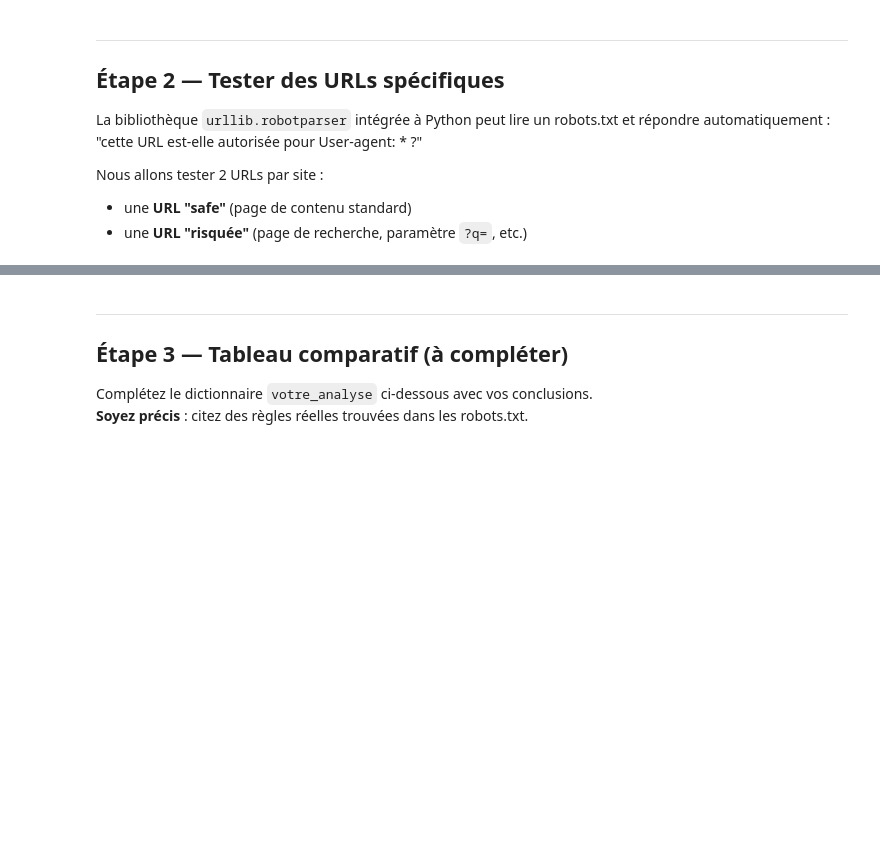
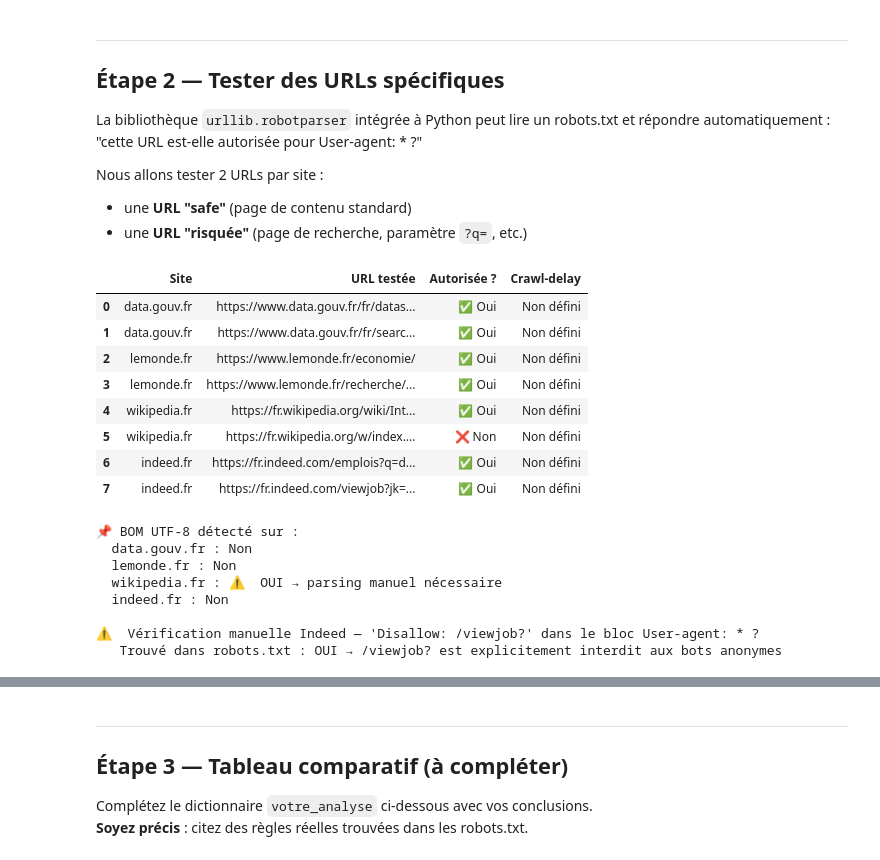
Before and after one commit to fabienquimper/tp_crawling_rgpd, a Jupyter notebook: 01_compliance.ipynb, the cells around one changed output, grey strips where cells are left out. Saved outputs shown, nothing was run; the diff lists cells and outputs as text; code cells hidden in the pictures; blank space fills up the shorter version.

Commit message:
Ajout des outputs pour les étudiants qui auraient des difficultés à lancer les notebooks. Avec les outputs.

```diff
--- a/01_compliance.ipynb
+++ b/01_compliance.ipynb
@@ -36,6 +38,7 @@ SITES = {
     "data.gouv.fr": "https://www.data.gouv.fr/robots.txt",
     "lemonde.fr":   "https://www.lemonde.fr/robots.txt",
     "wikipedia.fr": "https://fr.wikipedia.org/robots.txt",
+    "indeed.fr":    "https://fr.indeed.com/robots.txt",   # ← site d'offres d'emploi
 }
 
 robots_raw = {}
@@ -70,15 +121,15 @@ TESTS = {
     "data.gouv.fr": (
         "https://www.data.gouv.fr/robots.txt",
         [
-            "https://www.data.gouv.fr/fr/datasets/",               # page de liste — safe
-            "https://www.data.gouv.fr/fr/search/?q=education",     # recherche — risquée
+            "https://www.data.gouv.fr/fr/datasets/",            # page de liste — safe
+            "https://www.data.gouv.fr/fr/search/?q=education",  # recherche — risquée
         ]
     ),
     "lemonde.fr": (
         "https://www.lemonde.fr/robots.txt",
         [
-            "https://www.lemonde.fr/economie/",                    # rubrique — safe
-            "https://www.lemonde.fr/recherche/?keywords=ia",       # recherche — risquée
+            "https://www.lemonde.fr/economie/",                 # rubrique — safe
+            "https://www.lemonde.fr/recherche/?keywords=ia",    # recherche — risquée
         ]
     ),
     "wikipedia.fr": (
@@ -88,15 +139,17 @@ TESTS = {
             "https://fr.wikipedia.org/w/index.php?search=IA",          # recherche interne — risquée
         ]
     ),
+    "indeed.fr": (
+        "https://fr.indeed.com/robots.txt",
+        [
+            "https://fr.indeed.com/emplois?q=data+scientist&l=Paris",              # recherche — safe ?
+            "https://fr.indeed.com/viewjob?jk=c44fa6bcc73bd5d3&from=shareddesktop_copy",  # fiche offre — risquée
+        ]
+    ),
 }
 
 def lire_robots(robots_url: str) -> RobotFileParser:
-    """Charge un robots.txt en gérant le BOM UTF-8 (ex. Wikipedia).
-
-    Note : urllib.robotparser.read() ne strip pas le BOM ﻿,
-    ce qui fait échouer silencieusement le parsing → can_fetch() retourne False partout.
-    On parse manuellement après avoir récupéré et nettoyé le contenu.
-    """
+    """Charge un robots.txt en gérant le BOM UTF-8 (ex. Wikipedia)."""
     rp = RobotFileParser()
     rp.set_url(robots_url)
     try:
@@ -104,37 +157,64 @@ def lire_robots(robots_url: str) -> RobotFileParser:
         contenu_propre = r.text.lstrip("﻿")  # strip BOM si présent
         rp.parse(contenu_propre.splitlines())
     except Exception as e:
         print(f"  ⚠️  Impossible de lire {robots_url} : {e}")
     return rp
 
 resultats = []
 
 for site, (robots_url, urls) in TESTS.items():
     rp = lire_robots(robots_url)
     for url in urls:
         autorisee = rp.can_fetch("*", url)
         delay     = rp.crawl_delay("*")
         resultats.append({
             "Site":        site,
             "URL testée":  url,
             "Autorisée ?": "✅ Oui" if autorisee else "❌ Non",
             "Crawl-delay": str(delay) + "s" if delay else "Non défini",
         })
 
 df_tests = pd.DataFrame(resultats)
 display(df_tests)
 
-# Affiche les BOM détectés pour pédagogie
+# Détection BOM
 print("\n📌 BOM UTF-8 détecté sur :")
-for nom, url in [("data.gouv.fr", "https://www.data.gouv.fr/robots.txt"),
-                 ("lemonde.fr",   "https://www.lemonde.fr/robots.txt"),
-                 ("wikipedia.fr", "https://fr.wikipedia.org/robots.txt")]:
+for nom, url in [
+    ("data.gouv.fr", "https://www.data.gouv.fr/robots.txt"),
+    ("lemonde.fr",   "https://www.lemonde.fr/robots.txt"),
+    ("wikipedia.fr", "https://fr.wikipedia.org/robots.txt"),
+    ("indeed.fr",    "https://fr.indeed.com/robots.txt"),
+]:
     try:
         r = requests.get(url, timeout=10, headers={"User-Agent": "Mozilla/5.0"})
         bom = r.text.startswith("﻿")
         print(f"  {nom} : {'⚠️  OUI → parsing manuel nécessaire' if bom else 'Non'}")
     except:
         pass
+
+# ⚠️  Vérification manuelle pour Indeed — le parser Python donne un faux positif
+print()
+print("⚠️  Vérification manuelle Indeed — 'Disallow: /viewjob?' dans le bloc User-agent: * ?")
+viewjob_disallow = "Disallow: /viewjob?" in robots_raw.get("indeed.fr", "")
+print(f"   Trouvé dans robots.txt : {'OUI → /viewjob? est explicitement interdit aux bots anonymes' if viewjob_disallow else 'Non'}")
+# %% [output]
+|  | Site | URL testée | Autorisée ? | Crawl-delay |
+| 0 | data.gouv.fr | https://www.data.gouv.fr/fr/datas... | ✅ Oui | Non défini |
+| 1 | data.gouv.fr | https://www.data.gouv.fr/fr/searc... | ✅ Oui | Non défini |
+| 2 | lemonde.fr | https://www.lemonde.fr/economie/ | ✅ Oui | Non défini |
+| 3 | lemonde.fr | https://www.lemonde.fr/recherche/... | ✅ Oui | Non défini |
+| 4 | wikipedia.fr | https://fr.wikipedia.org/wiki/Int... | ✅ Oui | Non défini |
+| 5 | wikipedia.fr | https://fr.wikipedia.org/w/index.... | ❌ Non | Non défini |
+| 6 | indeed.fr | https://fr.indeed.com/emplois?q=d... | ✅ Oui | Non défini |
+| 7 | indeed.fr | https://fr.indeed.com/viewjob?jk=... | ✅ Oui | Non défini |
+📌 BOM UTF-8 détecté sur :
+  data.gouv.fr : Non
+  lemonde.fr : Non
+  wikipedia.fr : ⚠️  OUI → parsing manuel nécessaire
+  indeed.fr : Non
+
+⚠️  Vérification manuelle Indeed — 'Disallow: /viewjob?' dans le bloc User-agent: * ?
+   Trouvé dans robots.txt : OUI → /viewjob? est explicitement interdit aux bots anonymes
 # %% [markdown]
 ---
 ## Comment lire ce tableau ?
```
Also changed, not shown: parts of 8 cells of this notebook, 6 other files.
